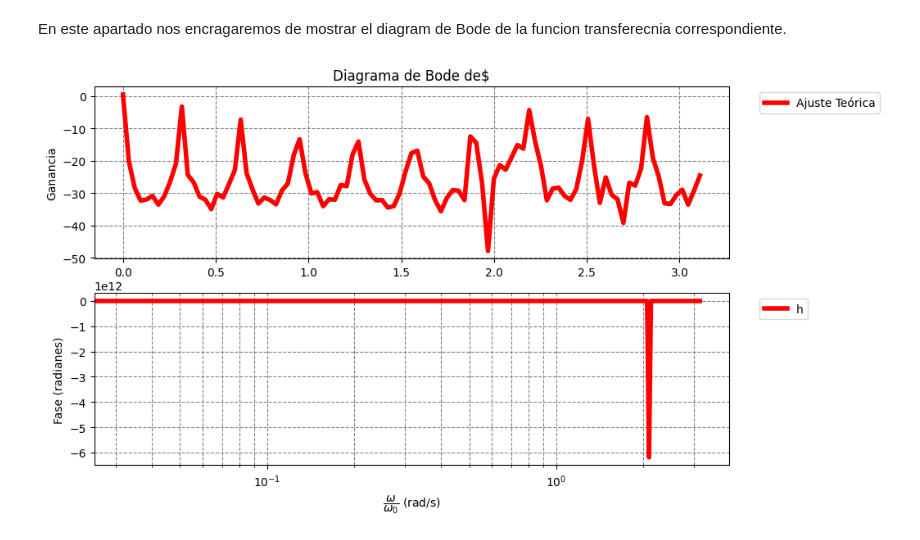
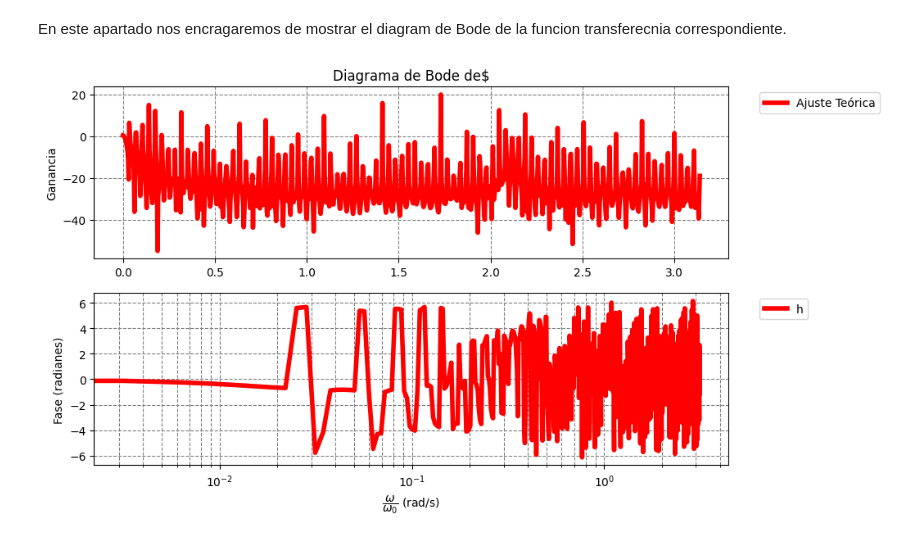
Before and after one commit to WetZap/Practicas-Circuitos, a Jupyter notebook: Practicas/Sesion 5/QuintaSesion.ipynb, the cells around one changed output. Drawn from its saved outputs; the diff is of its cells as text; code cells hidden in the pictures.

```diff
--- a/Practicas/Sesion 5/QuintaSesion.ipynb
+++ b/Practicas/Sesion 5/QuintaSesion.ipynb
@@ -575,7 +575,7 @@ ModuloFuente = []
 FaseFuncionCondensador = []
 FaseFuente = []
 
-frec = np.linspace(0,0.5,100)
+frec = np.linspace(0,0.5,1000)
 
 for i in Tiempo:
     VoltajeFuenteLista.append(FuncionVoltageFue(i))
@@ -606,9 +606,10 @@ Ganancia = []
 Fase = []
 FrecuenciaAngu = []
 FrecuenciaAnguModulo = []
+FrecuenciaAngularPlotear =[]
 for i in frec:
     FrecuenciaAngu.append(2*np.pi*i)
-
+"""
 j = 0
 for i in ModuloFuncionCondensador:
     #Ganancia.append(i/ModuloFuente[j])
@@ -618,6 +619,7 @@ for i in ModuloFuncionCondensador:
     Ganancia.append(20*np.log10(i/ModuloFuente[j]))
     j += 1
 
+
 j = 0
 for i in FaseFuncionCondensador:
     if FaseFuente[j] != 0:
@@ -625,31 +627,35 @@ for i in FaseFuncionCondensador:
     else:
         Fase.append(0)
     j += 1
+    """
+Ganancia = [20 * np.log10(mf / mf_in) for mf, mf_in in zip(ModuloFuncionCondensador, ModuloFuente)]
+
+Fase = [fase_out - fase_in for fase_out, fase_in in zip(FaseFuncionCondensador, FaseFuente)]
 
 Ganancia.remove(Ganancia[-1])
 FrecuenciaAnguModulo = FrecuenciaAngu.copy()
 FrecuenciaAnguModulo.remove(FrecuenciaAngu[-1])
 
 
 # Graficar el diagrama de  Bode - Ganancia
 plt.figure(figsize=(10, 6))
 plt.subplot(2, 1, 1)
 plt.plot(FrecuenciaAnguModulo, Ganancia,label="Ajuste Teórica",color="red",lw=4)  # Gráfica semilogarítmica
 #plt.plot(frec, Ganancia,label="Ajuste Teórica",color="red",lw=4)  # Gráfica semilogarítmica
 
 plt.title(r"Diagrama de Bode de$")
 plt.ylabel("Ganancia")
 plt.legend(bbox_to_anchor=(1.04, 1), loc="upper left")
 plt.grid(True, which="both", linestyle="--", color="gray")
 
 # Graficar el Bode - Fase (radianes)
 plt.subplot(2, 1, 2)
 plt.semilogx(FrecuenciaAngu, Fase,label="h",color="red",lw=4)  # Gráfica semilogarítmica
 plt.ylabel("Fase (radianes)")
 plt.xlabel(r"$\dfrac{\omega}{\omega_0} $ (rad/s)")
 plt.grid(True, which="both", linestyle="--", color="gray")
 plt.legend(bbox_to_anchor=(1.04, 1), loc="upper left")
 
 plt.show()
 # %% [output]
-[figure, old version]
+[figure, new version]
```
Also changed, not shown: parts of 1 cell of this notebook.
